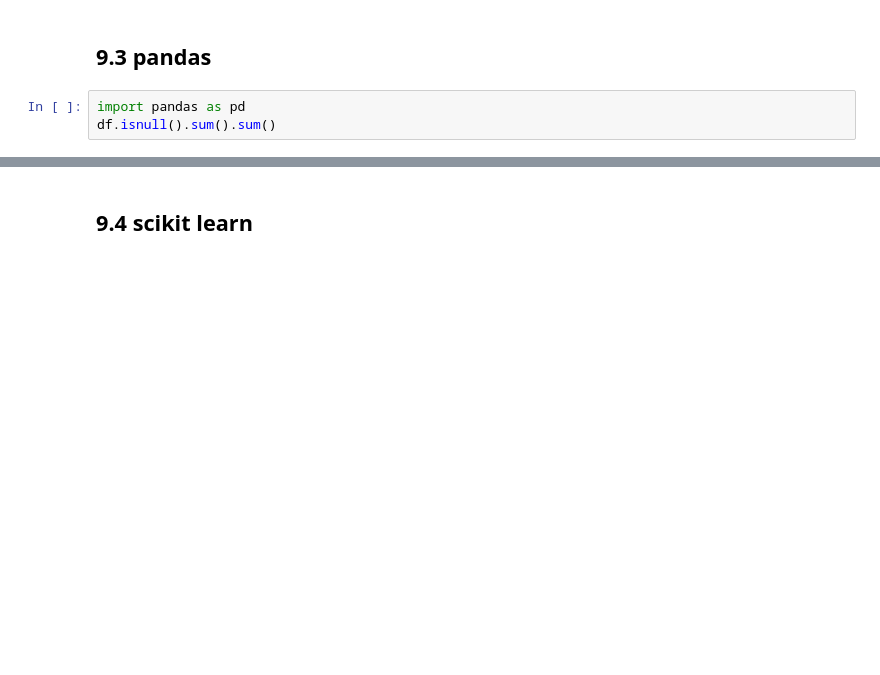
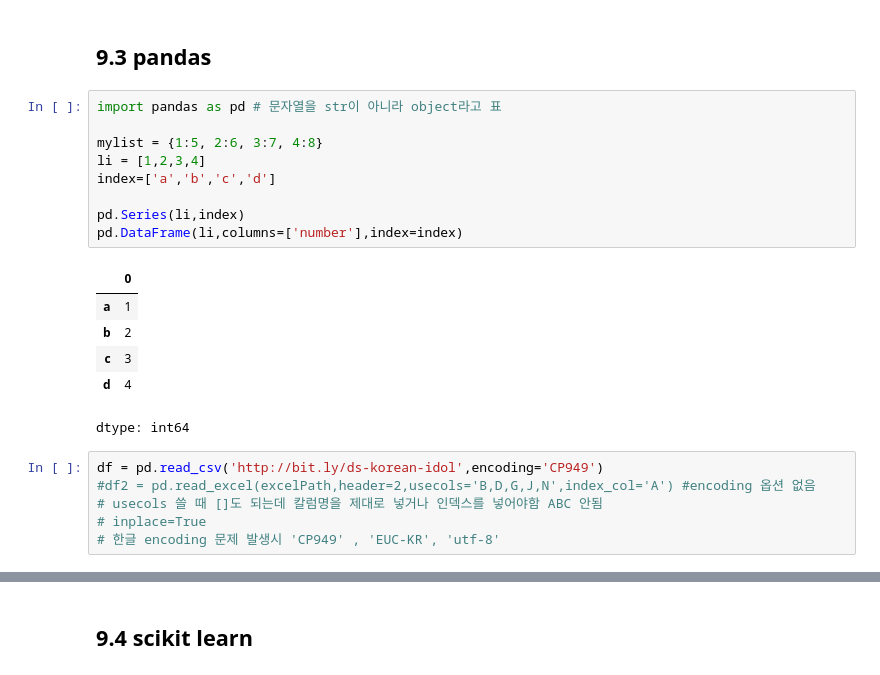
Before and after one commit to moonlight94-t/leolou, a Jupyter notebook: python notev1.1.ipynb, the cells around one changed output, grey strips where cells are left out. Drawn from its saved outputs; the diff is of its cells as text; blank space fills up the shorter version.

```diff
--- a/python notev1.1.ipynb
+++ b/python notev1.1.ipynb
@@ -1024,5 +1119,24 @@ df['부정사용'] = ~df['사용시간'].between(start_time, end_time) #~ not
 # %% [markdown]
 ## 9.3 pandas
-# %%
-import pandas as pd
-df.isnull().sum().sum()
+# %%
+import pandas as pd # 문자열을 str이 아니라 object라고 표
+
+mylist = {1:5, 2:6, 3:7, 4:8}
+li = [1,2,3,4]
+index=['a','b','c','d']
+
+pd.Series(li,index)
+pd.DataFrame(li,columns=['number'],index=index)
+# %% [output]
+|  | 0 |
+| a | 1 |
+| b | 2 |
+| c | 3 |
+| d | 4 |
+dtype: int64
+# %%
+df = pd.read_csv('http://bit.ly/ds-korean-idol',encoding='CP949')
+#df2 = pd.read_excel(excelPath,header=2,usecols='B,D,G,J,N',index_col='A') #encoding 옵션 없음
+# usecols 쓸 때 []도 되는데 칼럼명을 제대로 넣거나 인덱스를 넣어야함 ABC 안됨
+# inplace=True
+# 한글 encoding 문제 발생시 'CP949' , 'EUC-KR', 'utf-8'
```
Also changed, not shown: parts of 58 cells of this notebook.
